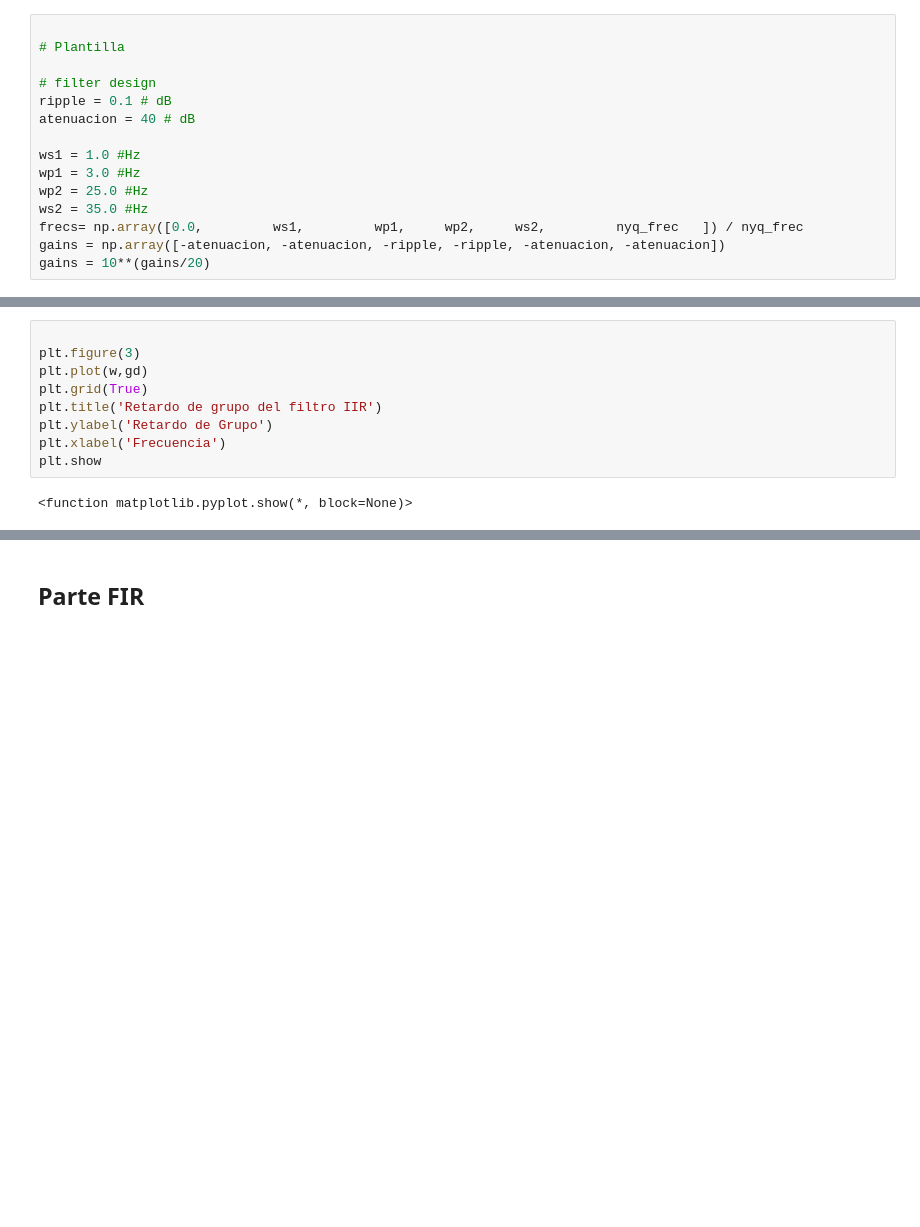
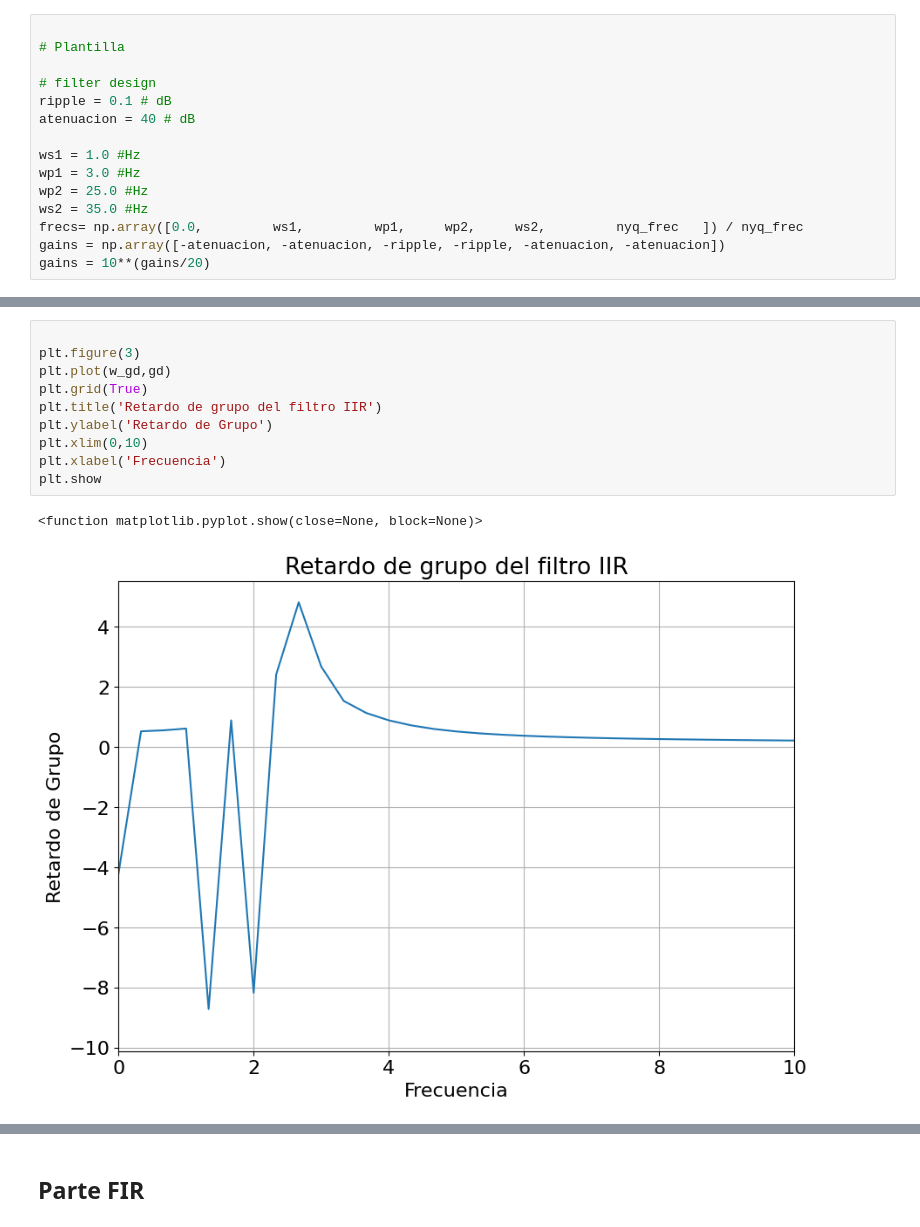
Before and after one commit to nicoalbano/Tc2, a Jupyter notebook: Tarea_semanal9_notebook.ipynb, the cells around one changed output, grey strips where cells are left out. Saved outputs shown, nothing was run; the diff lists cells and outputs as text; blank space fills up the shorter version.

```diff
--- a/Tarea_semanal9_notebook.ipynb
+++ b/Tarea_semanal9_notebook.ipynb
@@ -121,14 +126,16 @@ plt.show
 # %%
 
 plt.figure(3)
-plt.plot(w,gd)
+plt.plot(w_gd,gd)
 plt.grid(True)
 plt.title('Retardo de grupo del filtro IIR')
 plt.ylabel('Retardo de Grupo')
+plt.xlim(0,10)
 plt.xlabel('Frecuencia')
 plt.show
 # %% [output]
-<function matplotlib.pyplot.show(*, block=None)>
+<function matplotlib.pyplot.show(close=None, block=None)>
+[figure, added]
 # %%
 
 impulse = sig.unit_impulse(2000)
```
Also changed, not shown: parts of 5 cells of this notebook.
